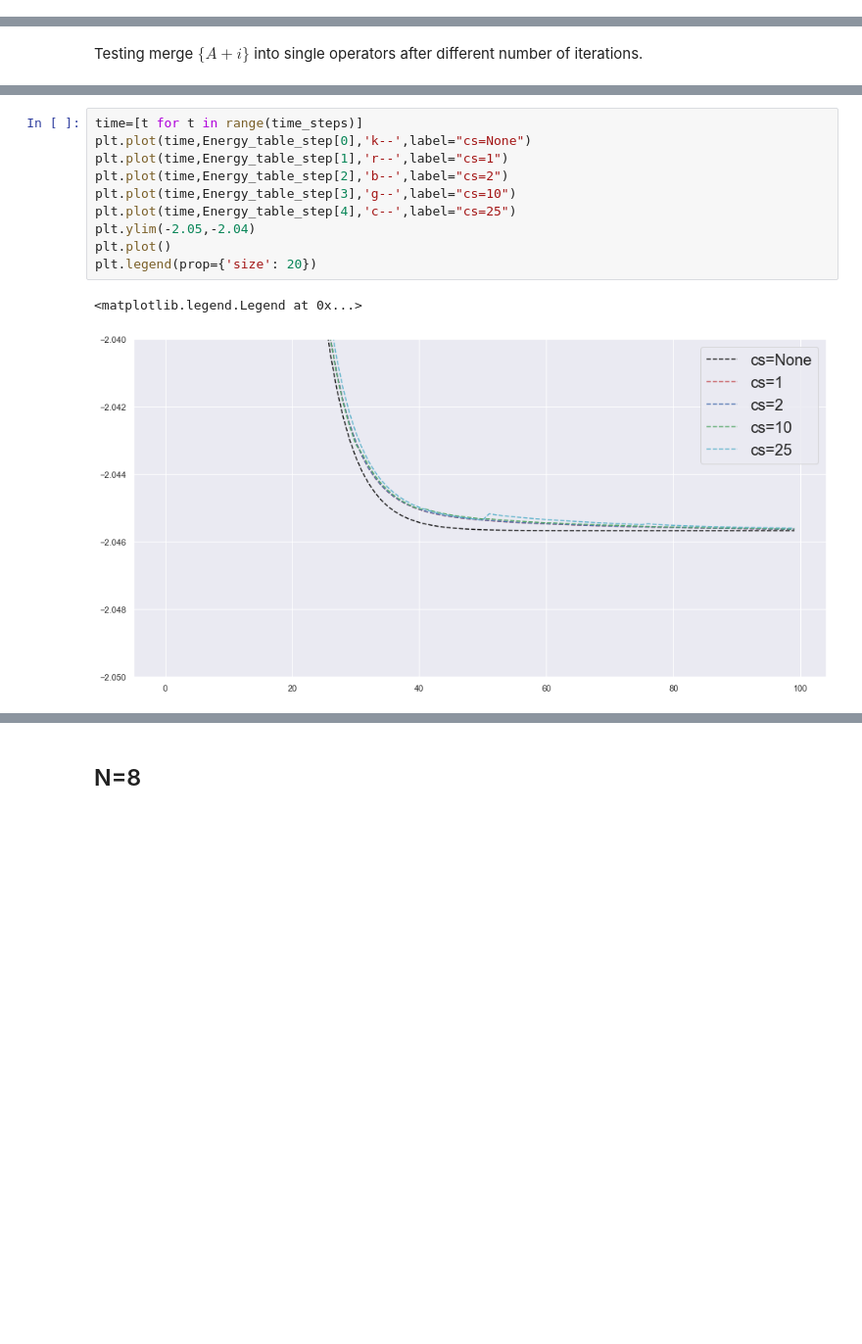
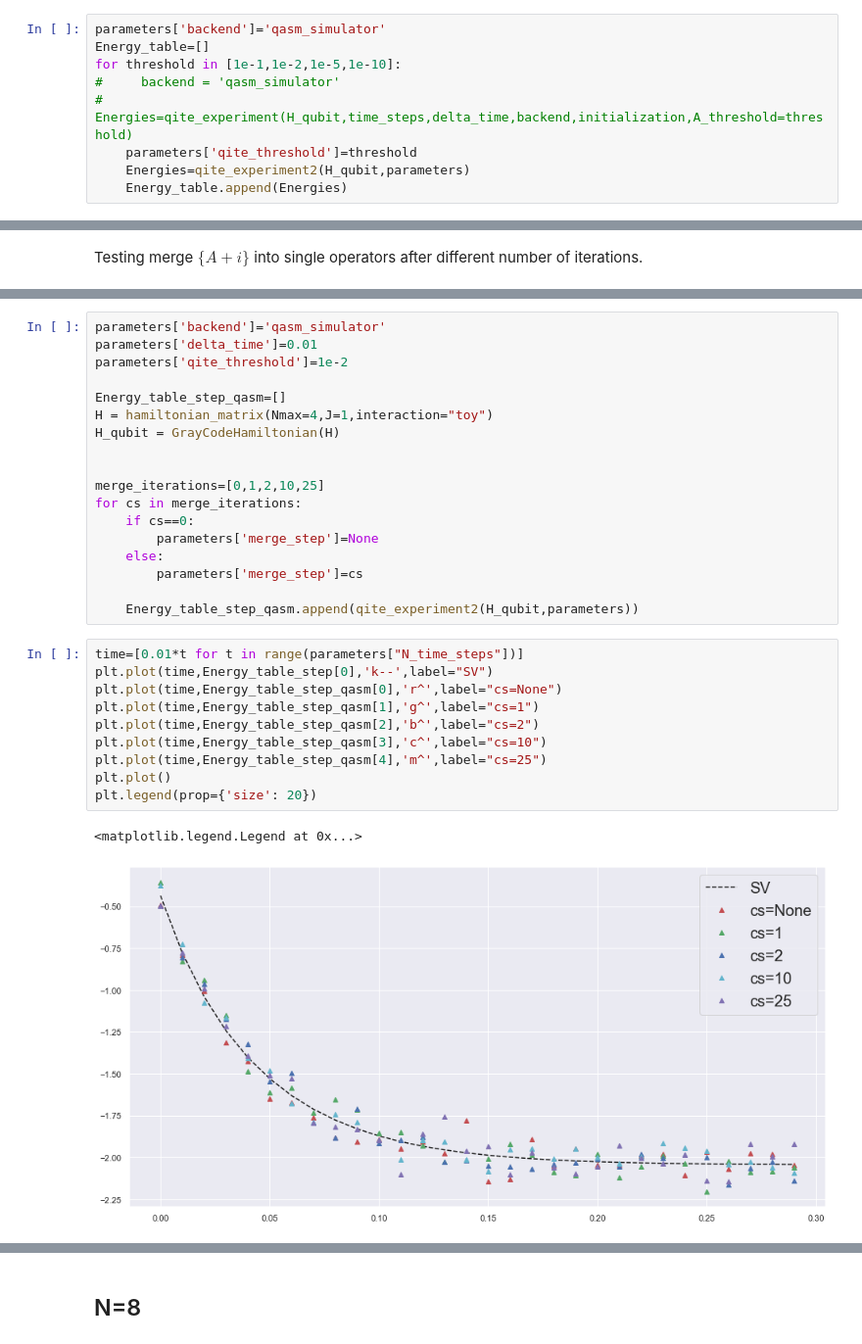
Before and after one commit to aemccoy/GrayCode-QubitEncoding, a Jupyter notebook: notebooks/deuteron-QITE.ipynb, the cells around one changed output, grey strips where cells are left out. Shown at 98% size. Cells and saved outputs as stored; diff of their text form; blank space fills up the shorter version.

```diff
--- a/notebooks/deuteron-QITE.ipynb
+++ b/notebooks/deuteron-QITE.ipynb
@@ -167 +175,10 @@ for threshold in [1e-1,1e-2,1e-5,1e-10]:
+# %%
+parameters['backend']='qasm_simulator'
+Energy_table=[]
+for threshold in [1e-1,1e-2,1e-5,1e-10]:
+#     backend = 'qasm_simulator'
+#     Energies=qite_experiment(H_qubit,time_steps,delta_time,backend,initialization,A_threshold=threshold)
+    parameters['qite_threshold']=threshold
+    Energies=qite_experiment2(H_qubit,parameters)
+    Energy_table.append(Energies)
 # %%
@@ -278,13 +271,31 @@ plt.legend(prop={'size': 20})
+# %%
+parameters['backend']='qasm_simulator'
+parameters['delta_time']=0.01
+parameters['qite_threshold']=1e-2
+
+Energy_table_step_qasm=[]
+H = hamiltonian_matrix(Nmax=4,J=1,interaction="toy")
+H_qubit = GrayCodeHamiltonian(H)
+
+
+merge_iterations=[0,1,2,10,25]
+for cs in merge_iterations:
+    if cs==0:
+        parameters['merge_step']=None
+    else:
+        parameters['merge_step']=cs
+
+    Energy_table_step_qasm.append(qite_experiment2(H_qubit,parameters))
 # %%
-time=[t for t in range(time_steps)]
-plt.plot(time,Energy_table_step[0],'k--',label="cs=None")
-plt.plot(time,Energy_table_step[1],'r--',label="cs=1")
-plt.plot(time,Energy_table_step[2],'b--',label="cs=2")
-plt.plot(time,Energy_table_step[3],'g--',label="cs=10")
-plt.plot(time,Energy_table_step[4],'c--',label="cs=25")
-plt.ylim(-2.05,-2.04)
+time=[0.01*t for t in range(parameters["N_time_steps"])]
+plt.plot(time,Energy_table_step[0],'k--',label="SV")
+plt.plot(time,Energy_table_step_qasm[0],'r^',label="cs=None")
+plt.plot(time,Energy_table_step_qasm[1],'g^',label="cs=1")
+plt.plot(time,Energy_table_step_qasm[2],'b^',label="cs=2")
+plt.plot(time,Energy_table_step_qasm[3],'c^',label="cs=10")
+plt.plot(time,Energy_table_step_qasm[4],'m^',label="cs=25")
 plt.plot()
 plt.legend(prop={'size': 20})
 # %% [output]
 <matplotlib.legend.Legend at 0x...>
-[figure, old version]
+[figure, new version]
```
Also changed, not shown: parts of 25 cells of this notebook, 2 other files.
